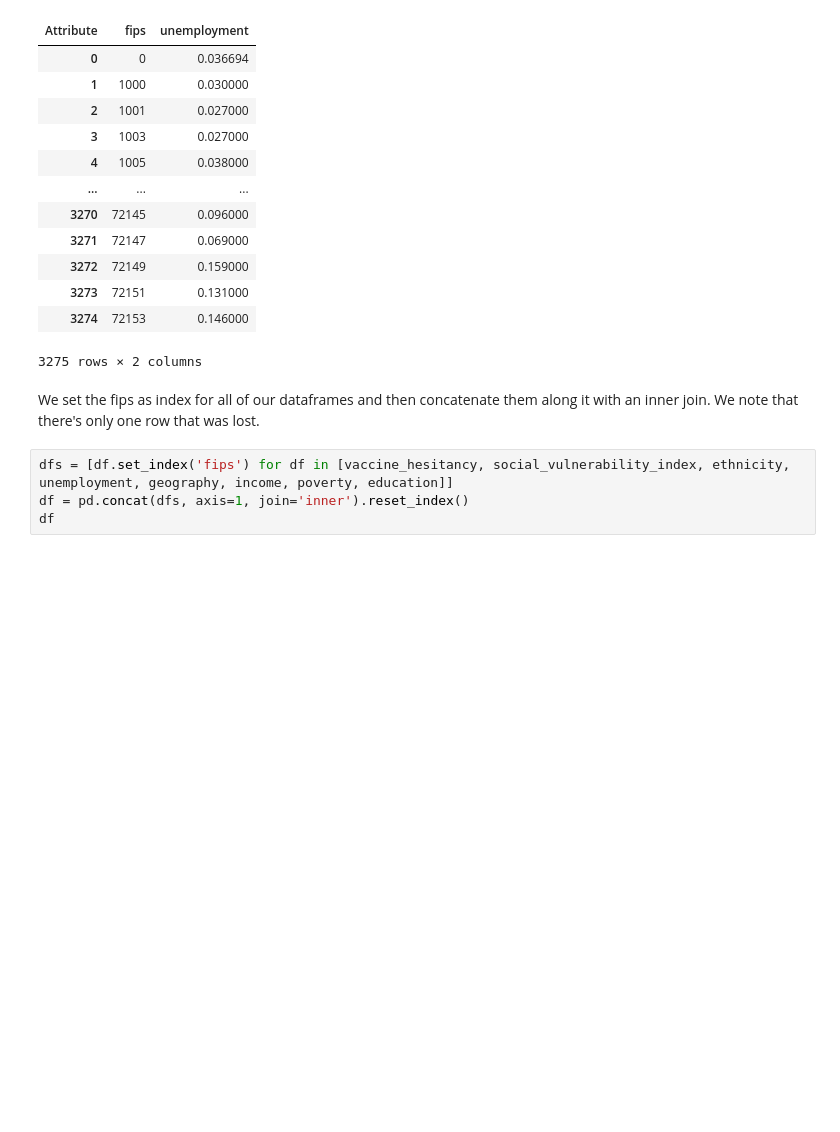
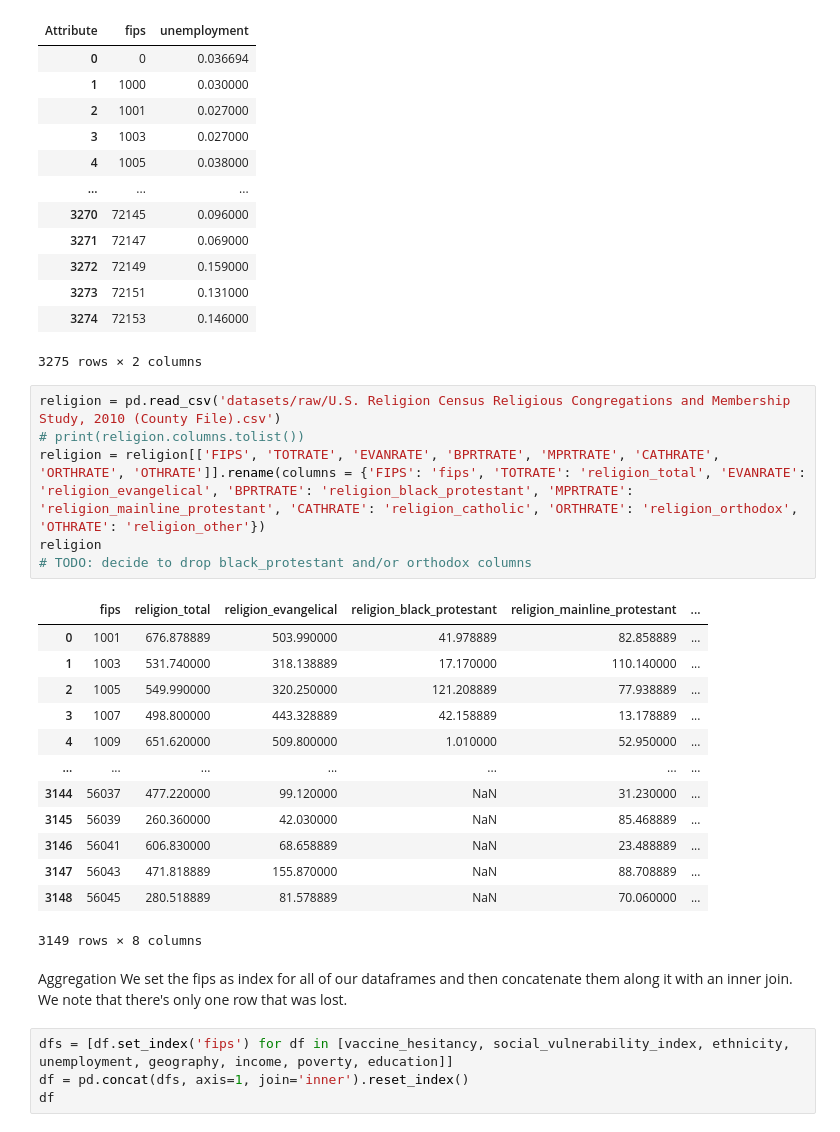
Before and after one commit to kuruparans/covid19-vaccine-hesitancy-analysis, a Jupyter notebook: data-cleaning.ipynb, the cells around one changed output. Saved outputs shown, nothing was run; the diff lists cells and outputs as text; blank space fills up the shorter version.

Commit message:
Read religion dataset

```diff
--- a/data-cleaning.ipynb
+++ b/data-cleaning.ipynb
@@ -219,7 +220,28 @@ unemployment
 | 3273 | 72151 | 0.131000 |
 | 3274 | 72153 | 0.146000 |
 3275 rows × 2 columns
+# %%
+religion = pd.read_csv('datasets/raw/U.S. Religion Census Religious Congregations and Membership Study, 2010 (County File).csv')
+# print(religion.columns.tolist())
+religion = religion[['FIPS', 'TOTRATE', 'EVANRATE', 'BPRTRATE', 'MPRTRATE', 'CATHRATE', 'ORTHRATE', 'OTHRATE']].rename(columns = {'FIPS': 'fips', 'TOTRATE': 'religion_total', 'EVANRATE': 'religion_evangelical', 'BPRTRATE': 'religion_black_protestant', 'MPRTRATE': 'religion_mainline_protestant', 'CATHRATE': 'religion_catholic', 'ORTHRATE': 'religion_orthodox', 'OTHRATE': 'religion_other'})
+religion
+# TODO: decide to drop black_protestant and/or orthodox columns
+# %% [output]
+|  | fips | religion_total | religion_evangelical | religion_black_protestant | religion_mainline_protestant | ... |
+| 0 | 1001 | 676.878889 | 503.990000 | 41.978889 | 82.858889 | ... |
+| 1 | 1003 | 531.740000 | 318.138889 | 17.170000 | 110.140000 | ... |
+| 2 | 1005 | 549.990000 | 320.250000 | 121.208889 | 77.938889 | ... |
+| 3 | 1007 | 498.800000 | 443.328889 | 42.158889 | 13.178889 | ... |
+| 4 | 1009 | 651.620000 | 509.800000 | 1.010000 | 52.950000 | ... |
+| ... | ... | ... | ... | ... | ... | ... |
+| 3144 | 56037 | 477.220000 | 99.120000 | NaN | 31.230000 | ... |
+| 3145 | 56039 | 260.360000 | 42.030000 | NaN | 85.468889 | ... |
+| 3146 | 56041 | 606.830000 | 68.658889 | NaN | 23.488889 | ... |
+| 3147 | 56043 | 471.818889 | 155.870000 | NaN | 88.708889 | ... |
+| 3148 | 56045 | 280.518889 | 81.578889 | NaN | 70.060000 | ... |
+3149 rows × 8 columns
 # %% [markdown]
+Aggregation
 We set the fips as index for all of our dataframes and then concatenate them along it with an inner join. We note that there's only one row that was lost.
 # %%
 dfs = [df.set_index('fips') for df in [vaccine_hesitancy, social_vulnerability_index, ethnicity, unemployment, geography, income, poverty, education]]
```
Also changed, not shown: parts of 1 cell of this notebook.
